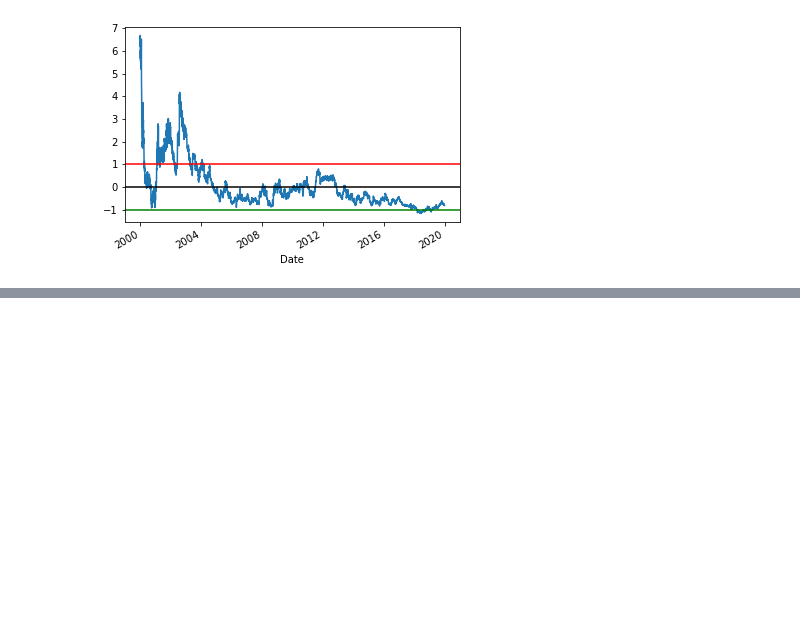
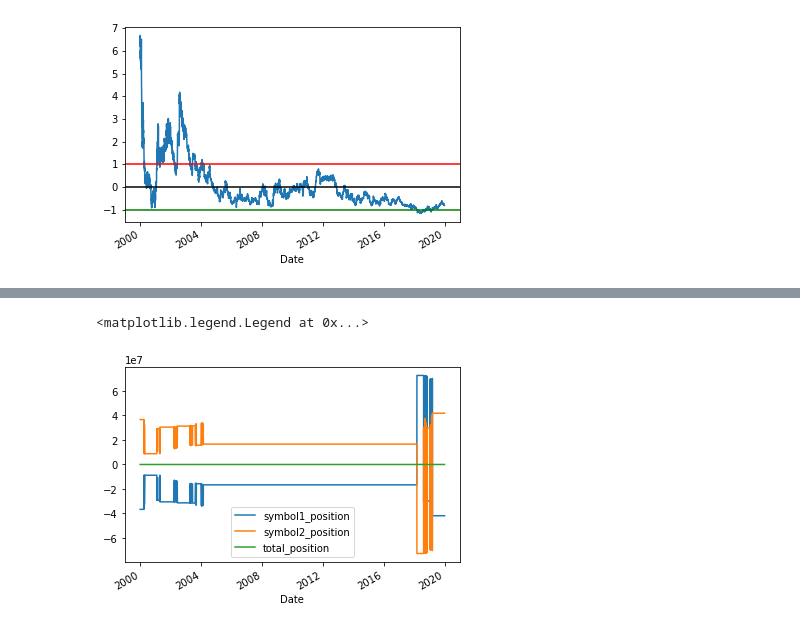
Before and after one commit to Kexin996/portfolio, a Jupyter notebook: momentum/pairs_trading.ipynb, the cells around one changed output, grey strips where cells are left out. Cells and saved outputs as stored; diff of their text form; code cells hidden in the pictures; blank space fills up the shorter version.

```diff
--- a/momentum/pairs_trading.ipynb
+++ b/momentum/pairs_trading.ipynb
@@ -351,0 +371,42 @@ plt.legend()
+# %%
+for i in range(len(symbol1_prices)):
+    s1_positions = s1_shares * symbol1_prices[i]
+    s2_positions = int(s1_positions / symbol2_prices[i]) * symbol2_prices[i]
+    delta_position = s1_positions - s2_positions
+
+    if not position and symbol1_buy[i] != 0:
+        pair_strategy['symbol1_buy'][i] = s1_positions
+        pair_strategy['symbol2_sell'][i] = s2_positions
+        pair_strategy['delta'][i] = delta_position
+        position = 1
+    elif not position and symbol1_sell[i] != 0:
+        pair_strategy['symbol1_sell'][i] = s1_positions
+        pair_strategy['symbol2_buy'][i] = s2_positions
+        pair_strategy['delta'][i] = delta_position
+        position = -1
+    elif position == 1 and (symbol1_buy[i] == 0 or i == len(symbol1_prices)-1):
+        pair_strategy['symbol1_sell'][i] = s1_positions
+        pair_strategy['symbol2_buy'][i] = s2_positions
+        position = 0
+        # now delta doesn't show up
+        # because we exit the position
+        # delta is not needed for hedging
+    elif position == -1 and (symbol1_sell[i] == 0 or i == len(symbol1_prices)-1):
+        pair_strategy['symbol1_buy'][i] = s1_positions
+        pair_strategy['symbol2_sell'][i] = s2_positions
+        position = 0
+# %%
+# now we draw the graph again
+# we consider delta this time
+pair_strategy['symbol1_position'] = pair_strategy['symbol1_buy'] - pair_strategy['symbol1_sell']
+pair_strategy['symbol2_position'] = pair_strategy['symbol2_buy'] - pair_strategy['symbol2_sell']
+pair_strategy['total_position'] = pair_strategy['symbol1_position']+pair_strategy['symbol2_position']+pair_strategy['delta']
+
+# we can see our positions
+pair_strategy['symbol1_position'].cumsum().plot()
+pair_strategy['symbol2_position'].cumsum().plot()
+pair_strategy['total_position'].cumsum().plot()
+plt.legend()
+# %% [output]
+<matplotlib.legend.Legend at 0x...>
+[figure, added]
```
Also changed, not shown: parts of 6 cells of this notebook.
